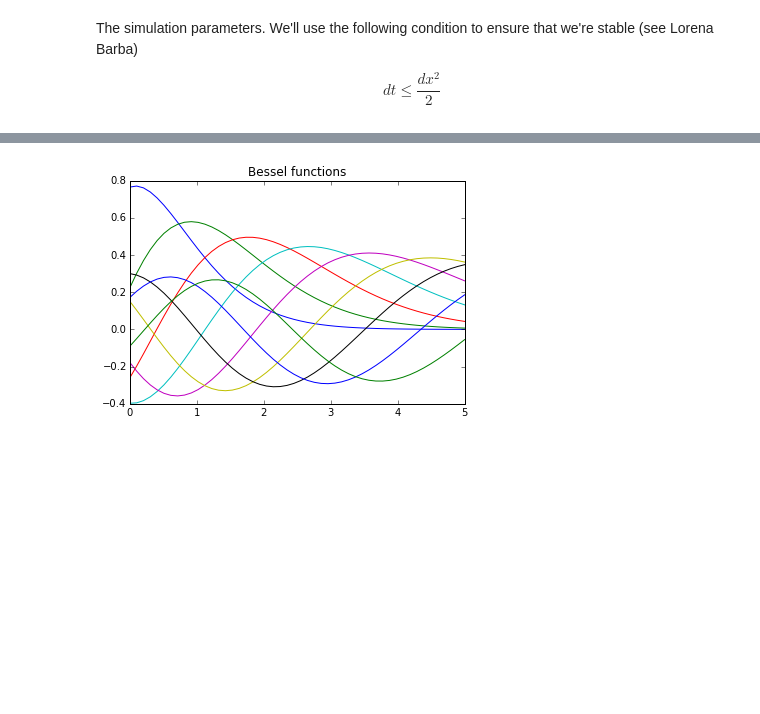
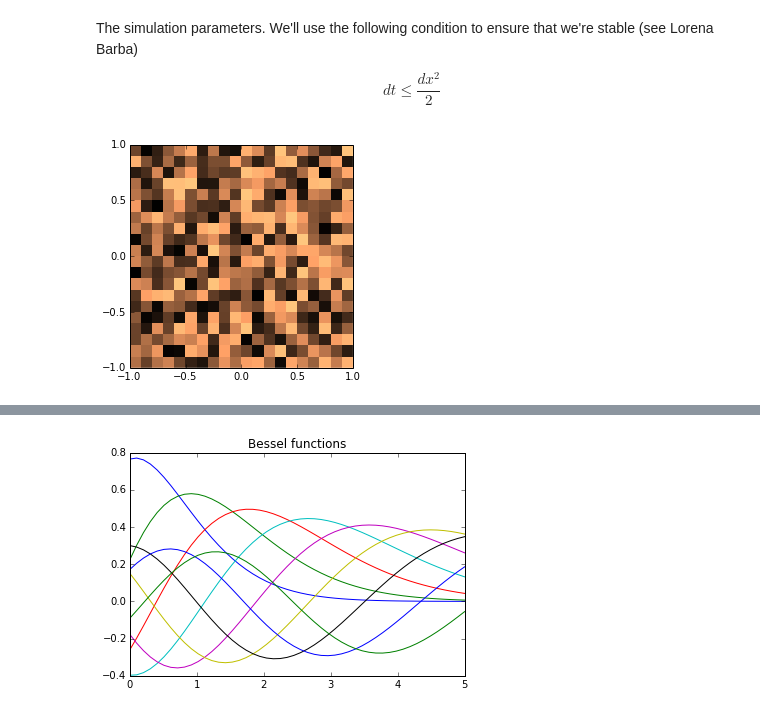
Before and after one commit to mglerner/IntroToBiophysics, a Jupyter notebook: BiologicalPatternFormation/Biological Pattern Formation_instructor.ipynb, the cells around one changed output, grey strips where cells are left out. Drawn from its saved outputs; the diff is of its cells as text; code cells hidden in the pictures; blank space fills up the shorter version.

```diff
--- a/BiologicalPatternFormation/Biological Pattern Formation_instructor.ipynb
+++ b/BiologicalPatternFormation/Biological Pattern Formation_instructor.ipynb
@@ -72,3 +72,7 @@ def laplacian(Z):
+# %%
+plt.imshow(U, cmap=plt.cm.copper, interpolation='none',extent=[-1,1,-1,1]);
+# %% [output]
+[figure, added]
 # %%
 # We simulate the PDE with the finite difference method.
 for i in range(n):
```
Also changed, not shown: parts of 5 cells of this notebook.
